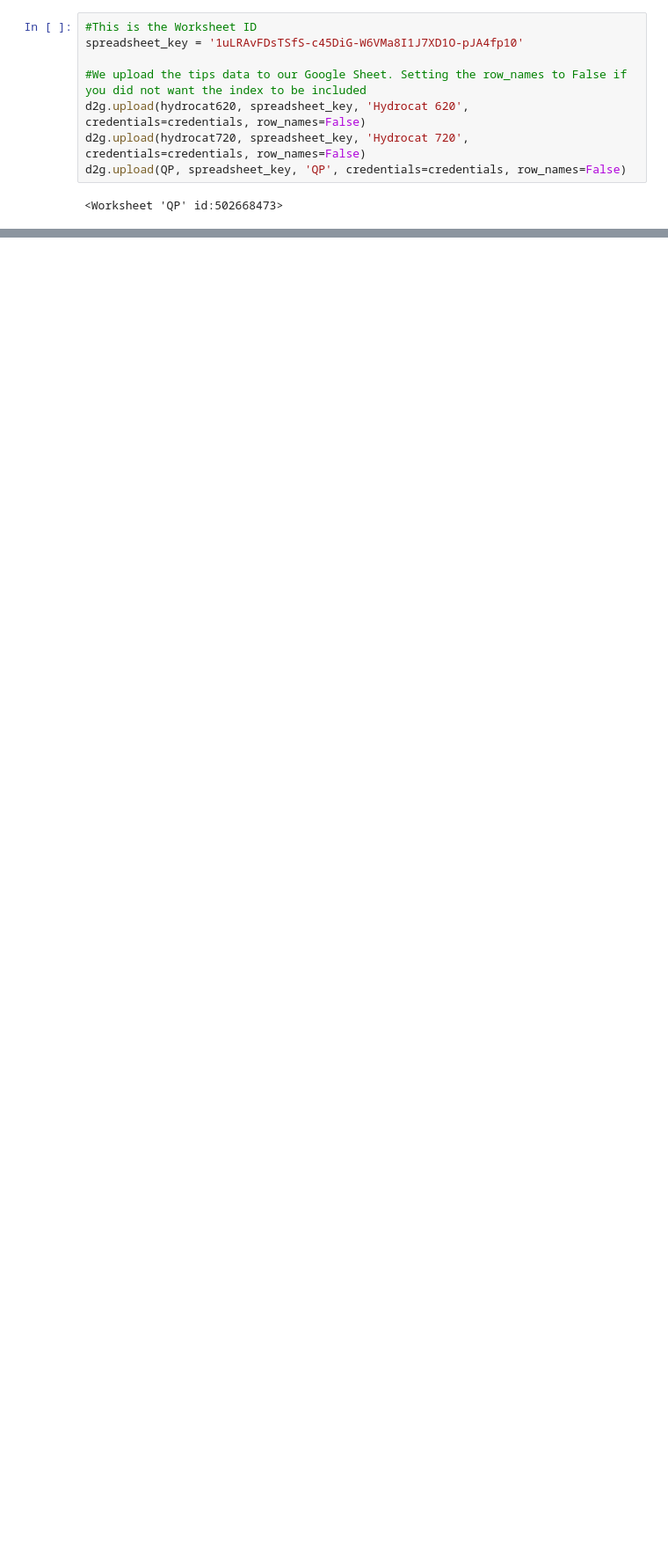
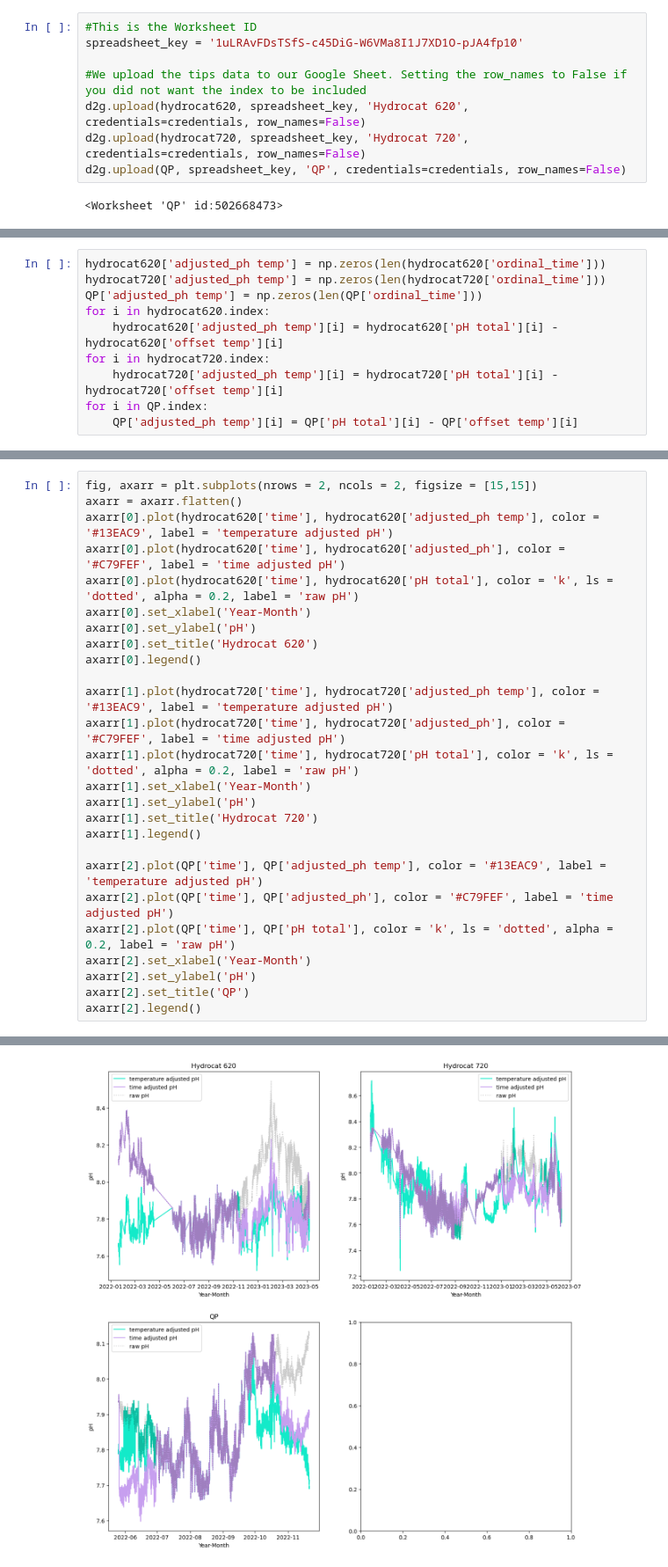
Before and after one commit to abby-baskind/phyto, a Jupyter notebook: QAQC_TimeSeries.ipynb, the cells around one changed output, grey strips where cells are left out. Shown at 88% size. Drawn from its saved outputs; the diff is of its cells as text; blank space fills up the shorter version.

```diff
--- a/QAQC_TimeSeries.ipynb
+++ b/QAQC_TimeSeries.ipynb
@@ -835,0 +959,10 @@ d2g.upload(QP, spreadsheet_key, 'QP', credentials=credentials, row_names=False)
+# %%
+hydrocat620['adjusted_ph temp'] = np.zeros(len(hydrocat620['ordinal_time']))
+hydrocat720['adjusted_ph temp'] = np.zeros(len(hydrocat720['ordinal_time']))
+QP['adjusted_ph temp'] = np.zeros(len(QP['ordinal_time']))
+for i in hydrocat620.index:
+    hydrocat620['adjusted_ph temp'][i] = hydrocat620['pH total'][i] - hydrocat620['offset temp'][i]
+for i in hydrocat720.index:
+    hydrocat720['adjusted_ph temp'][i] = hydrocat720['pH total'][i] - hydrocat720['offset temp'][i]
+for i in QP.index:
+    QP['adjusted_ph temp'][i] = QP['pH total'][i] - QP['offset temp'][i]
@@ -835,0 +1001,27 @@ d2g.upload(QP, spreadsheet_key, 'QP', credentials=credentials, row_names=False)
+# %%
+fig, axarr = plt.subplots(nrows = 2, ncols = 2, figsize = [15,15])
+axarr = axarr.flatten()
+axarr[0].plot(hydrocat620['time'], hydrocat620['adjusted_ph temp'], color = '#13EAC9', label = 'temperature adjusted pH')
+axarr[0].plot(hydrocat620['time'], hydrocat620['adjusted_ph'], color = '#C79FEF', label = 'time adjusted pH')
+axarr[0].plot(hydrocat620['time'], hydrocat620['pH total'], color = 'k', ls = 'dotted', alpha = 0.2, label = 'raw pH')
+axarr[0].set_xlabel('Year-Month')
+axarr[0].set_ylabel('pH')
+axarr[0].set_title('Hydrocat 620')
+axarr[0].legend()
+
+axarr[1].plot(hydrocat720['time'], hydrocat720['adjusted_ph temp'], color = '#13EAC9', label = 'temperature adjusted pH')
+axarr[1].plot(hydrocat720['time'], hydrocat720['adjusted_ph'], color = '#C79FEF', label = 'time adjusted pH')
+axarr[1].plot(hydrocat720['time'], hydrocat720['pH total'], color = 'k', ls = 'dotted', alpha = 0.2, label = 'raw pH')
+axarr[1].set_xlabel('Year-Month')
+axarr[1].set_ylabel('pH')
+axarr[1].set_title('Hydrocat 720')
+axarr[1].legend()
+
+axarr[2].plot(QP['time'], QP['adjusted_ph temp'], color = '#13EAC9', label = 'temperature adjusted pH')
+axarr[2].plot(QP['time'], QP['adjusted_ph'], color = '#C79FEF', label = 'time adjusted pH')
+axarr[2].plot(QP['time'], QP['pH total'], color = 'k', ls = 'dotted', alpha = 0.2, label = 'raw pH')
+axarr[2].set_xlabel('Year-Month')
+axarr[2].set_ylabel('pH')
+axarr[2].set_title('QP')
+axarr[2].legend()
+# %% [output]
@@ -835,0 +1029 @@ d2g.upload(QP, spreadsheet_key, 'QP', credentials=credentials, row_names=False)
+[figure, added]
```
Also changed, not shown: parts of 15 cells of this notebook, 2 other files.
